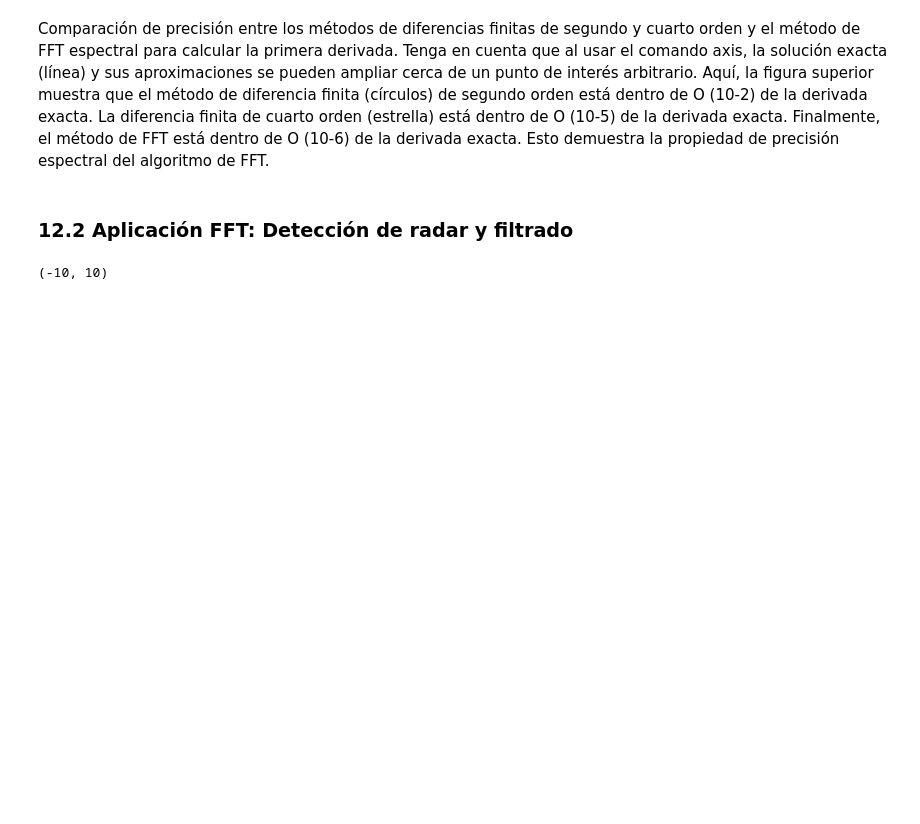
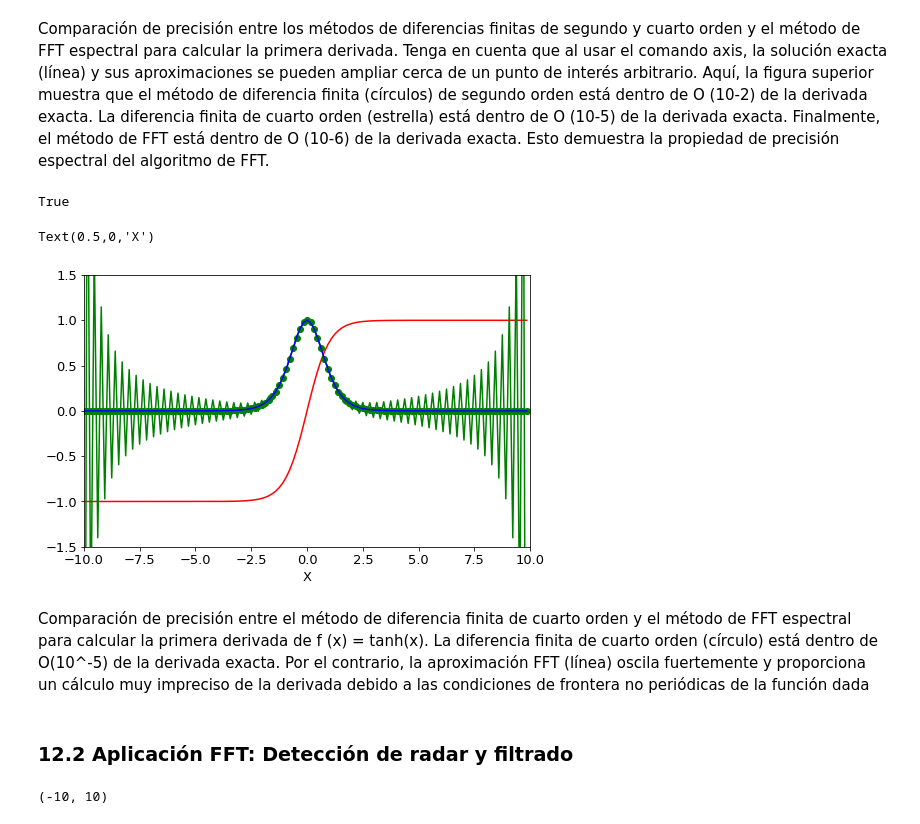
Before and after one commit to Jaimeandres97/Herramientas-Computacionales-IMEC3602, a Jupyter notebook: Taller04/Taller4.ipynb, the cells around one changed output. Drawn from its saved outputs; the diff is of its cells as text; code cells hidden in the pictures; blank space fills up the shorter version.

```diff
--- a/Taller04/Taller4.ipynb
+++ b/Taller04/Taller4.ipynb
@@ -159,3 +212,18 @@ Comparación de precisión entre los métodos de diferencias finitas de segundo
+# %%
+len(x)==len(u)
+# %% [output]
+True
+# %%
+pylab.figure(figsize=(8,5))
+pylab.plot(x,u,'r',x,u1,'g',x,u1exact,'go',x,ux2,'b')
+pylab.xlim([-10,10])
+pylab.ylim([-1.5,1.5])
+pylab.xlabel("X")
+# %% [output]
+Text(0.5,0,'X')
+[figure, added]
+# %% [markdown]
+Comparación de precisión entre el método de diferencia finita de cuarto orden y el método de FFT espectral para calcular la primera derivada de f (x) = tanh(x). La diferencia finita de cuarto orden (círculo) está dentro de O(10^-5) de la derivada exacta. Por el contrario, la aproximación FFT (línea) oscila fuertemente y proporciona un cálculo muy impreciso de la derivada debido a las condiciones de frontera no periódicas de la función dada
 # %% [markdown]
 ### 12.2 Aplicación FFT: Detección de radar y filtrado
 # %%
```
Also changed, not shown: parts of 25 cells of this notebook.
